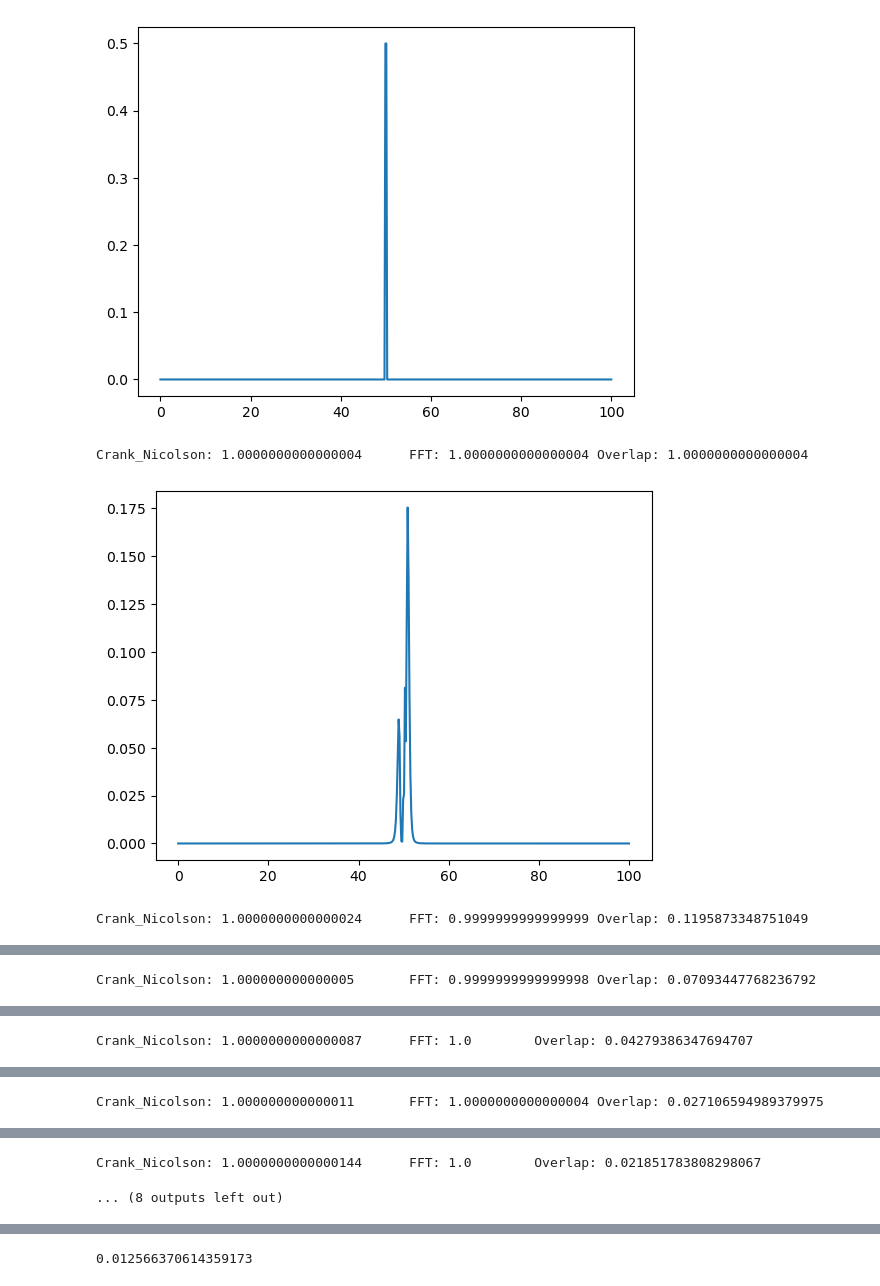
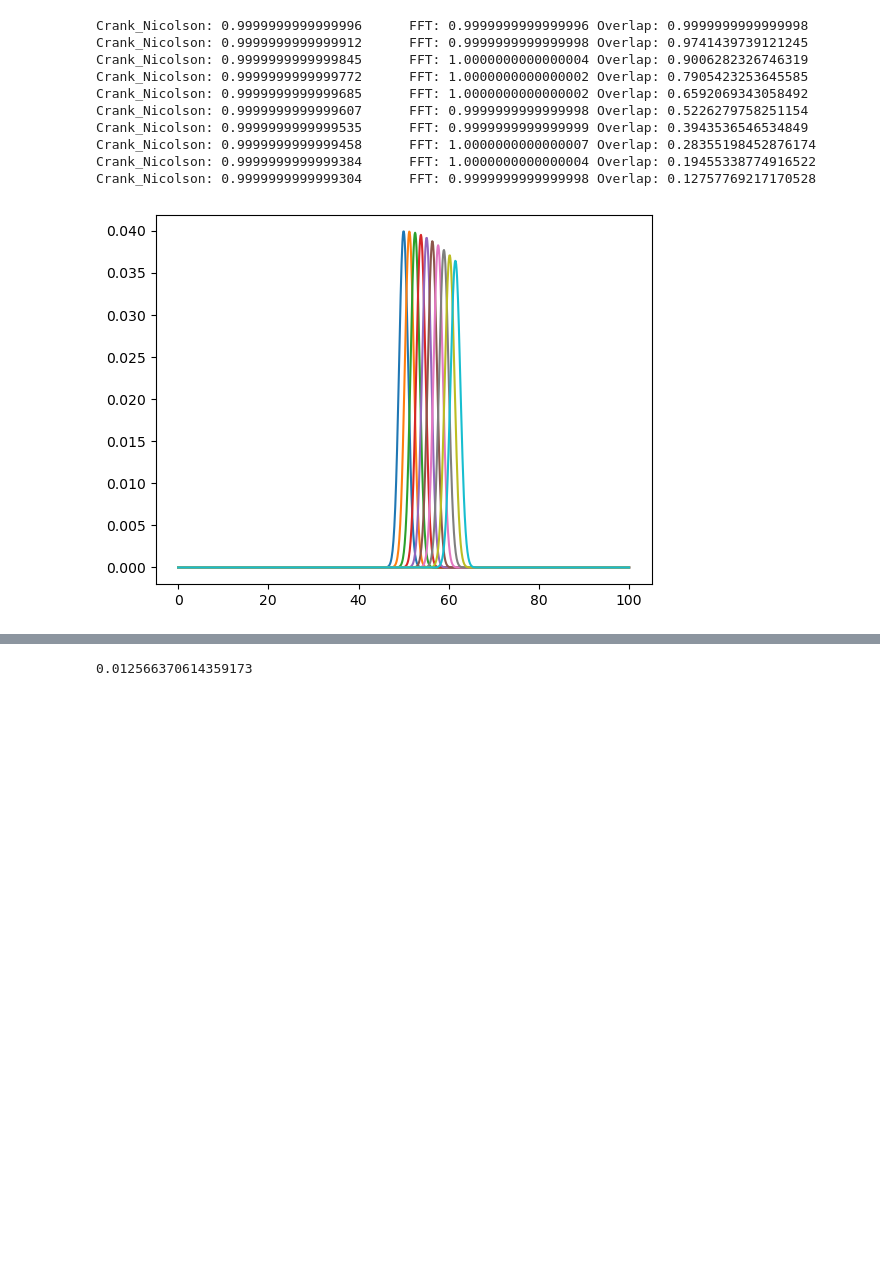
Before and after one commit to wzdlc1996/QuantumDynamicsGallery, a Jupyter notebook: Legacy/fftvscrank.ipynb, the cells around one changed output, grey strips where cells are left out. Saved outputs shown, nothing was run; the diff lists cells and outputs as text; code cells hidden in the pictures; blank space fills up the shorter version.

```diff
--- a/Legacy/fftvscrank.ipynb
+++ b/Legacy/fftvscrank.ipynb
@@ -6,12 +6,12 @@ import scipy.sparse.linalg as sl
 # Setup Parameters
 x_min = 0.
 x_max = 100.
-n_x = 500
-dt = 0.01
+n_x = 1000
+dt = 0.1
 
 x_0 = x_min + (x_max - x_min) / 2
 p_0 = 1.
-sig = 0.04
+sig = 0.01 * (x_max - x_min)
 
 X = x_mesh = np.linspace(x_min, x_max, n_x)
 dx = x_mesh[1] - x_mesh[0]
@@ -113,39 +114,52 @@ class FFTSolvRough:
 # %%
 # Initialization
 
-p_0 = 20
+p_0 = 50
 
 ini_psi = normalization(np.exp( - (X - x_0) ** 2 / (4 * sig ** 2) - 1.j * (X - x_0) * p_0))
 ini_psi_op = normalization(np.exp( - (X - x_0) ** 2 / (4 * sig ** 2) + 1.j * (X - x_0) * p_0))
 
 # Dynamics
 
 import matplotlib.pyplot as plt
 
-cn_solver = CrankNicolson()
-# ft_solver = FFTSolv(inter=50, cutoff=2)
-ft_solver = FFTSolvRough()
+
+cn_nn = 100
+ft_nn = 1
+cn_solver = CrankNicolson(dt / cn_nn)
+# ft_solver = FFTSolv(inter=1, cutoff=1, dt=dt / ft_nn)
+ft_solver = FFTSolvRough(dt / ft_nn)
 psi1 = ini_psi
 psi2 = ini_psi
-for i in range(100):
+for i in range(10):
     p1 = get_prob(psi1)
     p2 = get_prob(psi2)
-    if i % 10 == 0:
-        plt.plot(X, p1)
-        plt.show()
+    plt.plot(X, p2)
 
-        print(f"Crank_Nicolson: {sum(p1)}\tFFT: {sum(p2)}\tOverlap: {overlap(psi1, psi2)}")
+    print(f"Crank_Nicolson: {sum(p1)}\tFFT: {sum(p2)}\tOverlap: {overlap(psi1, psi2)}")
     # print(f"<X>: {sum(p1 * X), sum(p2 * X)}\t<v>: {sum((p1-p2) * X) / (i+1)}")
 
-    psi1 = cn_solver(psi1)
-    psi2 = ft_solver(psi2)
+    for _ in range(cn_nn):
+        psi1 = cn_solver(psi1)
+
+    for _ in range(ft_nn):
+        psi2 = ft_solver(psi2)
 
 
     psi1[0] = psi1[-1] = 0
     psi2[0] = psi2[-1] = 0
     psi2 = normalization(psi2)
+
+plt.show()
 # %% [output]
+Crank_Nicolson: 0.9999999999999996      FFT: 0.9999999999999996 Overlap: 0.9999999999999998
+Crank_Nicolson: 0.9999999999999912      FFT: 0.9999999999999998 Overlap: 0.9741439739121245
+Crank_Nicolson: 0.9999999999999845      FFT: 1.0000000000000004 Overlap: 0.9006282326746319
+Crank_Nicolson: 0.9999999999999772      FFT: 1.0000000000000002 Overlap: 0.7905423253645585
+Crank_Nicolson: 0.9999999999999685      FFT: 1.0000000000000002 Overlap: 0.6592069343058492
+Crank_Nicolson: 0.9999999999999607      FFT: 0.9999999999999998 Overlap: 0.5226279758251154
+Crank_Nicolson: 0.9999999999999535      FFT: 0.9999999999999999 Overlap: 0.3943536546534849
+Crank_Nicolson: 0.9999999999999458      FFT: 1.0000000000000007 Overlap: 0.28355198452876174
+Crank_Nicolson: 0.9999999999999384      FFT: 1.0000000000000004 Overlap: 0.19455338774916522
+Crank_Nicolson: 0.9999999999999304      FFT: 0.9999999999999998 Overlap: 0.12757769217170528
-[figure, old version]
+[figure, new version]
-Crank_Nicolson: 1.0000000000000004      FFT: 1.0000000000000004 Overlap: 1.0000000000000004
-[figure, removed]
-Crank_Nicolson: 1.0000000000000024      FFT: 0.9999999999999999 Overlap: 0.1195873348751049
@@ -153 +165,0 @@ Crank_Nicolson: 1.0000000000000024      FFT: 0.9999999999999999 Overlap: 0.11958
-Crank_Nicolson: 1.000000000000005       FFT: 0.9999999999999998 Overlap: 0.07093447768236792
@@ -155 +165,0 @@ Crank_Nicolson: 1.000000000000005       FFT: 0.9999999999999998 Overlap: 0.07093
-Crank_Nicolson: 1.0000000000000087      FFT: 1.0        Overlap: 0.04279386347694707
@@ -157 +165,0 @@ Crank_Nicolson: 1.0000000000000087      FFT: 1.0        Overlap: 0.0427938634769
-Crank_Nicolson: 1.000000000000011       FFT: 1.0000000000000004 Overlap: 0.027106594989379975
@@ -159,3 +166 @@ Crank_Nicolson: 1.000000000000011       FFT: 1.0000000000000004 Overlap: 0.02710
-Crank_Nicolson: 1.0000000000000144      FFT: 1.0        Overlap: 0.021851783808298067
-... (8 outputs left out)
 # %%
```
Also changed, not shown: parts of 5 cells of this notebook.
